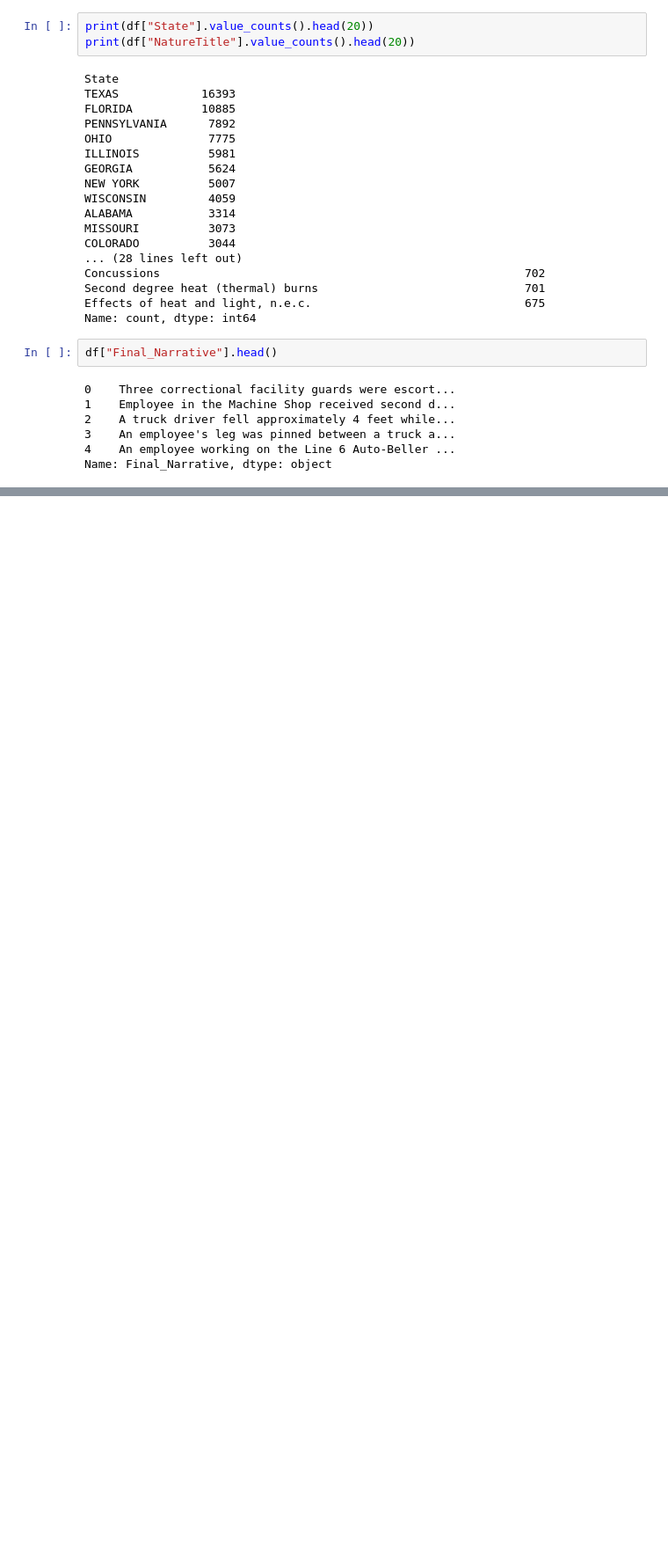
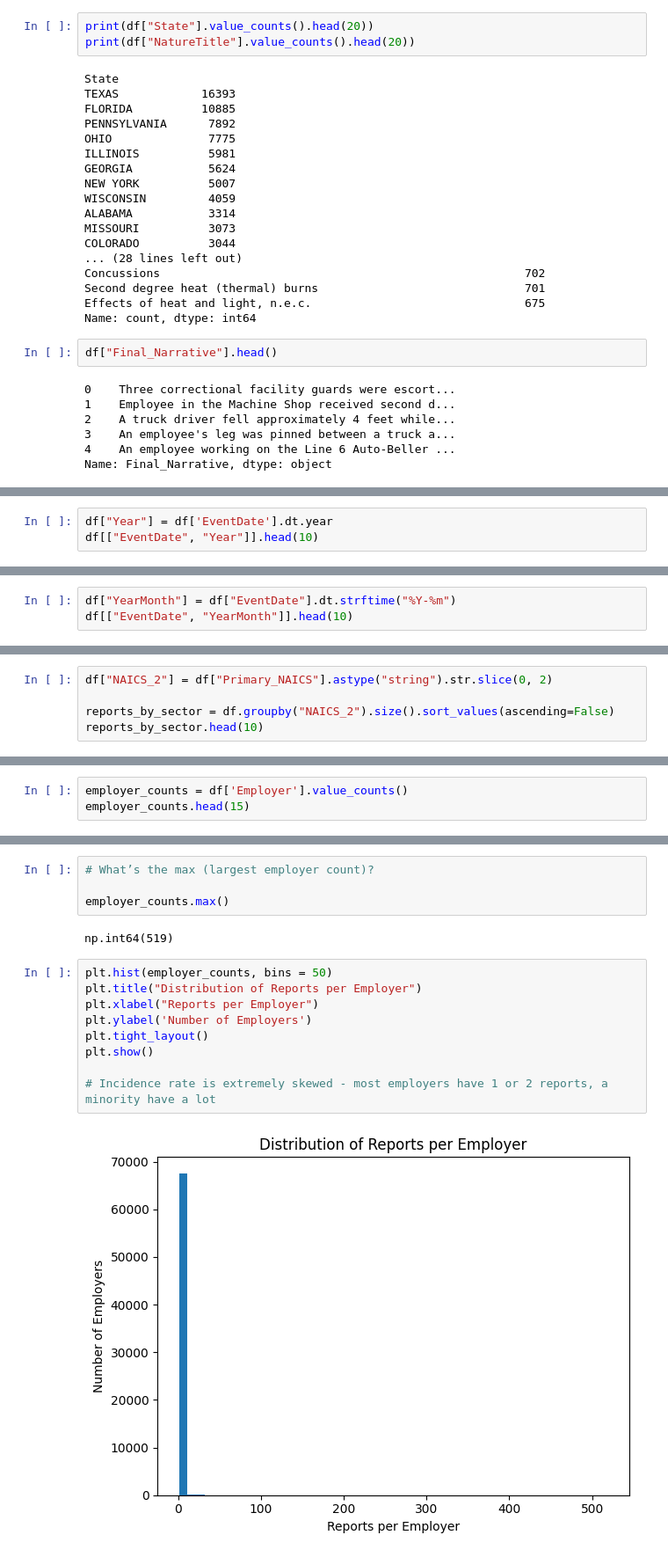
Before and after one commit to CourtneyMandela/occupational_injury_trends, a Jupyter notebook: notebooks/osha_severe_injury.ipynb, the cells around one changed output, grey strips where cells are left out. Shown at 88% size. Drawn from its saved outputs; the diff is of its cells as text; blank space fills up the shorter version.

Commit message:
EDA and early visualizations

```diff
--- a/notebooks/osha_severe_injury.ipynb
+++ b/notebooks/osha_severe_injury.ipynb
@@ -235,0 +340,3 @@ Name: Final_Narrative, dtype: object
+# %%
+df["Year"] = df['EventDate'].dt.year
+df[["EventDate", "Year"]].head(10)
@@ -235,0 +371,3 @@ Name: Final_Narrative, dtype: object
+# %%
+df["YearMonth"] = df["EventDate"].dt.strftime("%Y-%m")
+df[["EventDate", "YearMonth"]].head(10)
@@ -235,0 +468,5 @@ Name: Final_Narrative, dtype: object
+# %%
+df["NAICS_2"] = df["Primary_NAICS"].astype("string").str.slice(0, 2)
+
+reports_by_sector = df.groupby("NAICS_2").size().sort_values(ascending=False)
+reports_by_sector.head(10)
@@ -235,0 +506,3 @@ Name: Final_Narrative, dtype: object
+# %%
+employer_counts = df['Employer'].value_counts()
+employer_counts.head(15)
@@ -235,0 +539,17 @@ Name: Final_Narrative, dtype: object
+# %%
+# What’s the max (largest employer count)?
+
+employer_counts.max()
+# %% [output]
+np.int64(519)
+# %%
+plt.hist(employer_counts, bins = 50)
+plt.title("Distribution of Reports per Employer")
+plt.xlabel("Reports per Employer")
+plt.ylabel('Number of Employers')
+plt.tight_layout()
+plt.show()
+
+# Incidence rate is extremely skewed - most employers have 1 or 2 reports, a minority have a lot
+# %% [output]
+[figure, added]
```
Also changed, not shown: parts of 42 cells of this notebook.
